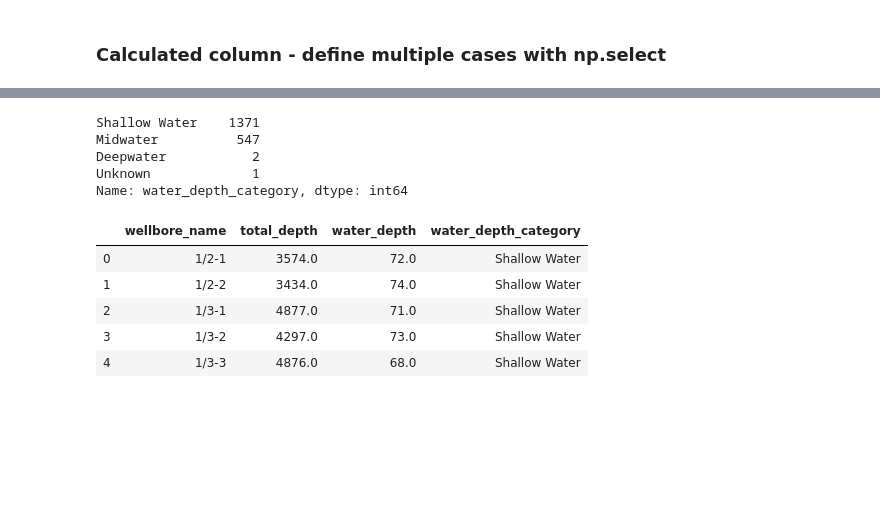
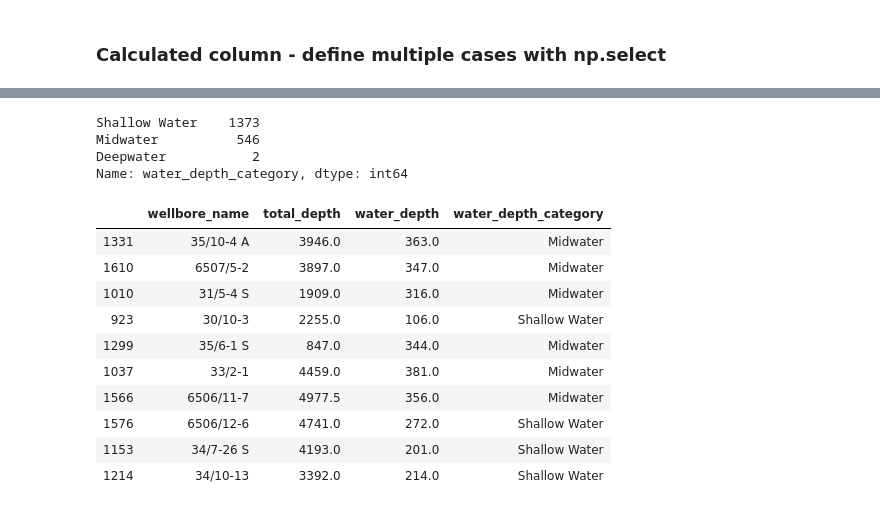
Before and after one commit to baky0905/geoscience-python, a Jupyter notebook: source/notebooks/data_cleaning_dataframes.ipynb, the cells around one changed output, grey strips where cells are left out. Drawn from its saved outputs; the diff is of its cells as text; code cells hidden in the pictures; blank space fills up the shorter version.

```diff
--- a/source/notebooks/data_cleaning_dataframes.ipynb
+++ b/source/notebooks/data_cleaning_dataframes.ipynb
@@ -538,10 +544,10 @@ df_multiple = (df
     .assign(
         water_depth_category = lambda x: np.select(
             condlist = [
-                x["water_depth"].between(0, 305, inclusive=False),
-                x["water_depth"].between(300, 1524, inclusive=True),
-                x["water_depth"].between(1000, 2133, inclusive=True),
-                x["water_depth"].between(2133, np.max(x["water_depth"]), inclusive=True)
+                x["water_depth"].between(0, 305, inclusive=True),
+                x["water_depth"].between(306, 1524, inclusive=True),
+                x["water_depth"].between(1525, 2133, inclusive=True),
+                x["water_depth"].between(2134, np.max(x["water_depth"]), inclusive=True)
                 ],
             choicelist = [
                 "Shallow Water",
@@ -556,17 +562,21 @@ df_multiple = (df
 df_multiple["water_depth_category"].value_counts()
 #df_multiple.query("water_depth_category == 'Ultra Deep'")
 # %% [output]
-Shallow Water    1371
-Midwater          547
+Shallow Water    1373
+Midwater          546
 Deepwater           2
-Unknown             1
 Name: water_depth_category, dtype: int64
-# %%
-df_multiple.head()
-# %% [output]
-|  | wellbore_name | total_depth | water_depth | water_depth_category |
-| 0 | 1/2-1 | 3574.0 | 72.0 | Shallow Water |
-| 1 | 1/2-2 | 3434.0 | 74.0 | Shallow Water |
-| 2 | 1/3-1 | 4877.0 | 71.0 | Shallow Water |
-| 3 | 1/3-2 | 4297.0 | 73.0 | Shallow Water |
-| 4 | 1/3-3 | 4876.0 | 68.0 | Shallow Water |
+# %%
+df_multiple.sample(10)
+# %% [output]
+|  | wellbore_name | total_depth | water_depth | water_depth_category |
+| 1331 | 35/10-4 A | 3946.0 | 363.0 | Midwater |
+| 1610 | 6507/5-2 | 3897.0 | 347.0 | Midwater |
+| 1010 | 31/5-4 S | 1909.0 | 316.0 | Midwater |
+| 923 | 30/10-3 | 2255.0 | 106.0 | Shallow Water |
+| 1299 | 35/6-1 S | 847.0 | 344.0 | Midwater |
+| 1037 | 33/2-1 | 4459.0 | 381.0 | Midwater |
+| 1566 | 6506/11-7 | 4977.5 | 356.0 | Midwater |
+| 1576 | 6506/12-6 | 4741.0 | 272.0 | Shallow Water |
+| 1153 | 34/7-26 S | 4193.0 | 201.0 | Shallow Water |
+| 1214 | 34/10-13 | 3392.0 | 214.0 | Shallow Water |
```
Also changed, not shown: parts of 1 cell of this notebook, 10 other files.
